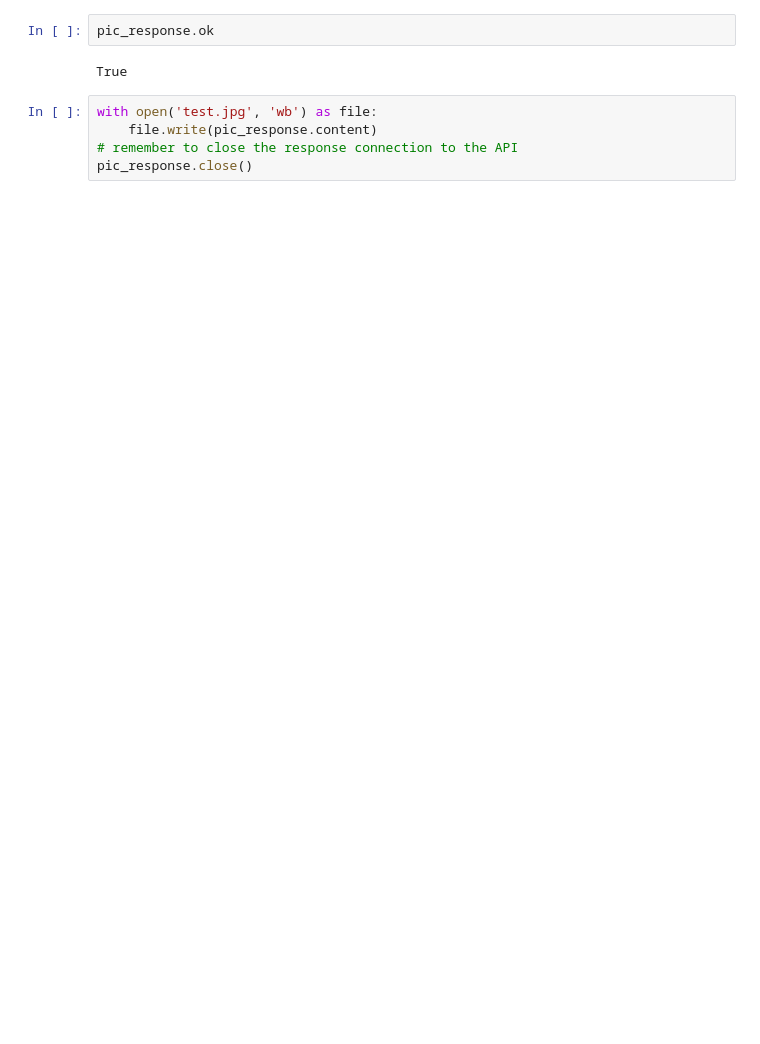
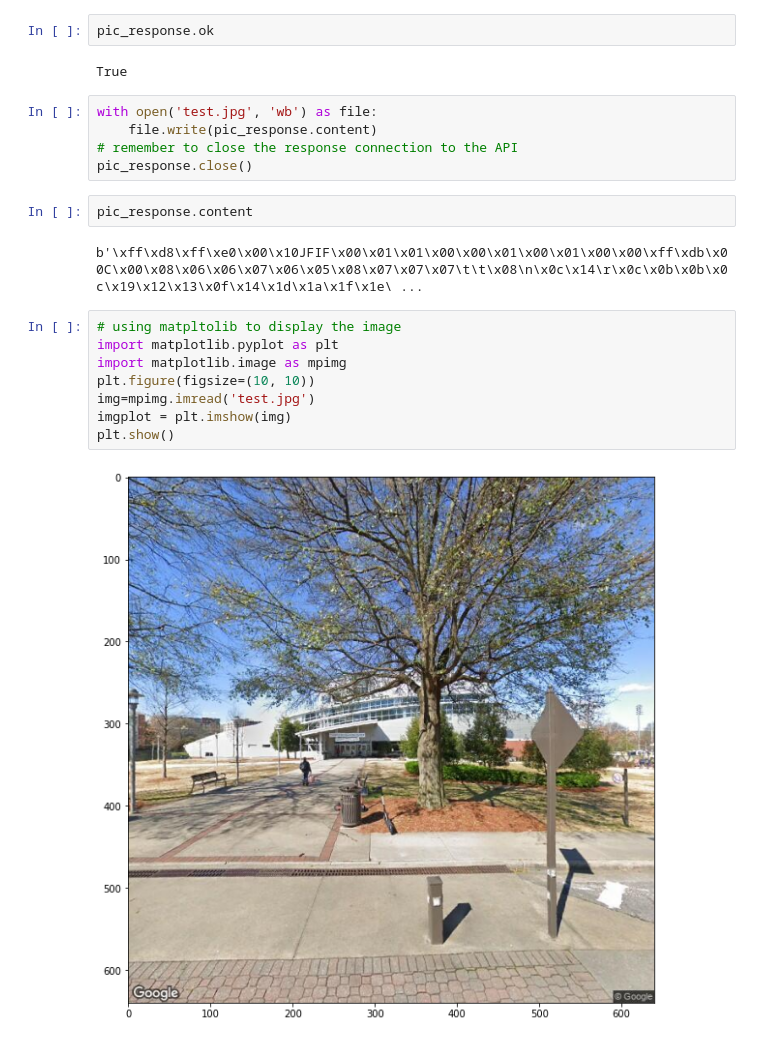
Before and after one commit to Kunal2341/AzureCompetition, a Jupyter notebook: Testing out street view.ipynb, the cells around one changed output. Saved outputs shown, nothing was run; the diff lists cells and outputs as text; blank space fills up the shorter version.

```diff
--- a/Testing out street view.ipynb
+++ b/Testing out street view.ipynb
@@ -54,3 +58,17 @@ with open('test.jpg', 'wb') as file:
     file.write(pic_response.content)
 # remember to close the response connection to the API
 pic_response.close()
+# %%
+pic_response.content
+# %% [output]
+b'\xff\xd8\xff\xe0\x00\x10JFIF\x00\x01\x01\x00\x00\x01\x00\x01\x00\x00\xff\xdb\x00C\x00\x08\x06\x06\x07\x06\x05\x08\x07\x07\x07\t\t\x08\n\x0c\x14\r\x0c\x0b\x0b\x0c\x19\x12\x13\x0f\x14\x1d\x1a\x1f\x1e\ ...
+# %%
+# using matpltolib to display the image
+import matplotlib.pyplot as plt
+import matplotlib.image as mpimg
+plt.figure(figsize=(10, 10))
+img=mpimg.imread('test.jpg')
+imgplot = plt.imshow(img)
+plt.show()
+# %% [output]
+[figure, added]
```
Also changed, not shown: parts of 15 cells of this notebook, 10 other files.
